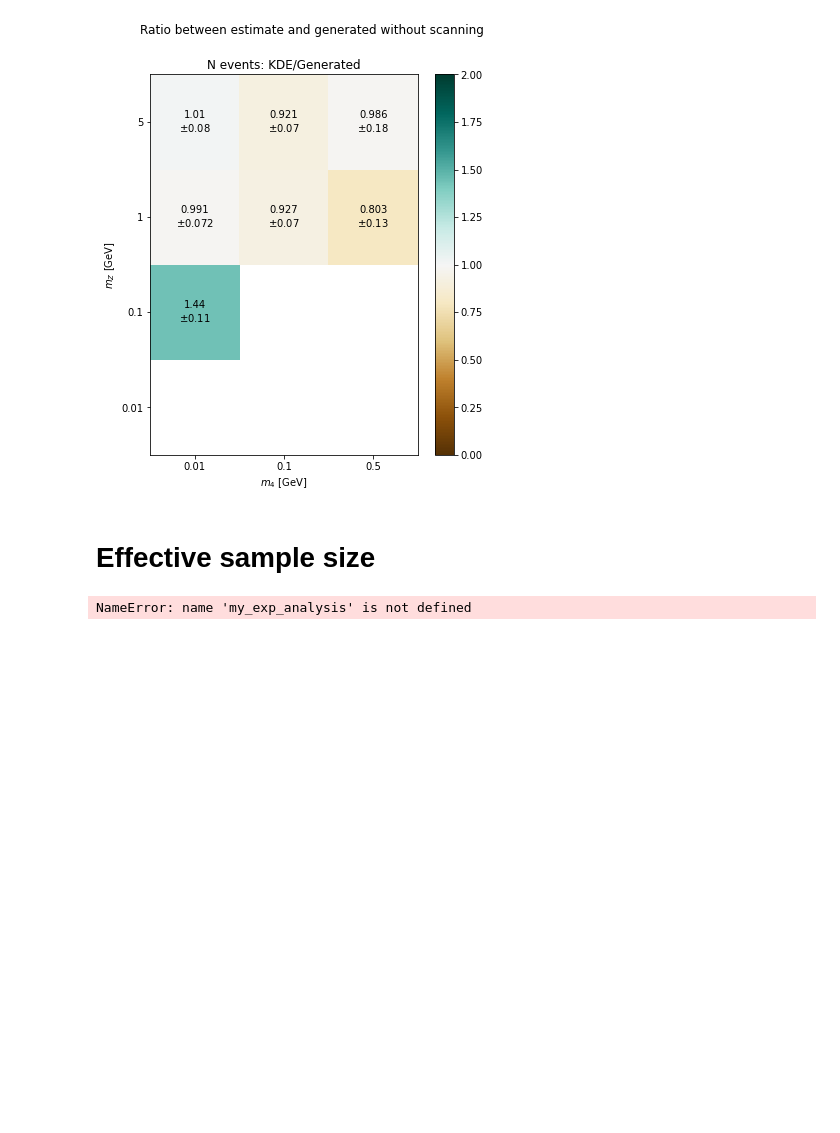
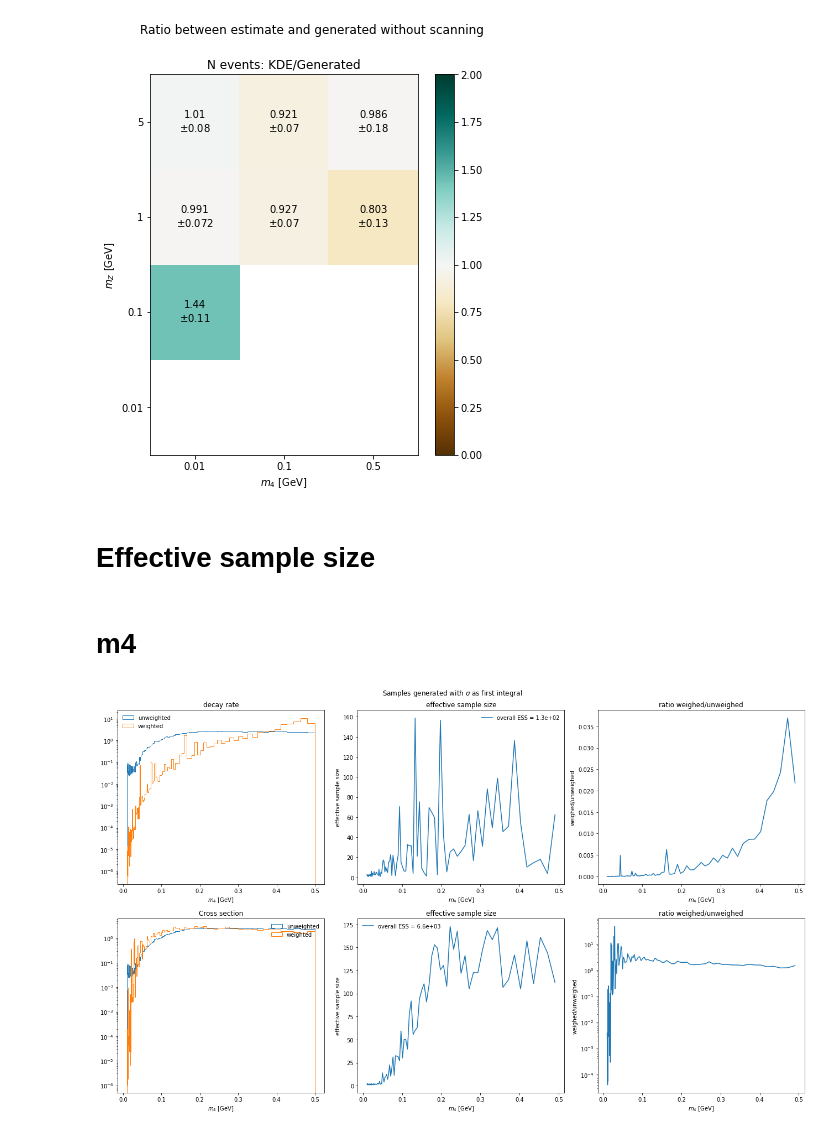
Before and after one commit to mhostert/dark-neutrinos-at-T2K, a Jupyter notebook: exp_analysis/2_comparison_parameters.ipynb, the cells around one changed output. Cells and saved outputs as stored; diff of their text form; code cells hidden in the pictures; blank space fills up the shorter version.

```diff
--- a/exp_analysis/2_comparison_parameters.ipynb
+++ b/exp_analysis/2_comparison_parameters.ipynb
@@ -158,12 +163,12 @@ smoothing_pars = [0.005, 0.05]
 m4_span = physics_parameters[case]['m4_scan']
 mz_span = np.linspace(*physics_parameters[case]['mz_limits'], 18)
 grid_to_eval = np.stack(np.meshgrid(m4_span, mz_span, indexing='ij'), axis=-1)
-m4_values = my_exp_analysis.df_base['m4', '']
-mz_values = my_exp_analysis.df_base['mzprime', '']
+m4_values = my_exp_analysis.df_base['m4']
+mz_values = my_exp_analysis.df_base['mzprime']
 df_values = np.stack([m4_values, mz_values], axis=-1)
 
 this_kde_weights = exp_analysis.kde_Nd_weights(grid_to_eval, df_values, smoothing=smoothing_pars, kernel='epa')
-actual_weight = my_exp_analysis.df_base['actual_weight', ''].values
+actual_weight = my_exp_analysis.df_base['actual_weight'].values
 final_weights = this_kde_weights * actual_weight[:, np.newaxis, np.newaxis]
 n_event_grid = np.sum(final_weights, axis=0)
 n_event_std_grid = np.sqrt(np.sum(final_weights**2, axis=0))
@@ -254,17 +259,32 @@ plt.savefig(save_folder + 'ratio_between_estimates_of_n_events.png', dpi=250)
 [figure]
 # %% [markdown]
 # Effective sample size
+# %%
+from scipy.stats import binned_statistic, binned_statistic_2d
+
+def effective_sample_size(weights):
+    return np.sum(weights)**2/np.sum(np.power(weights, 2))
+
+def ratio_weighted_unweighted(weights):
+    return np.sum(weights)/len(weights)
+# %%
+case = 'light'
+D_or_M = 'dirac'
+save_folder = ('../fig/2_comparison_parameters/' + case + '/')
+!mkdir -p $save_folder
+my_exp_analysis = exp_analysis(case,D_or_M)
+my_exp_analysis.load_df_base(100000)
 # %%
-m4_values = my_exp_analysis.df_base['m4', '']
-mz_values = my_exp_analysis.df_base['mzprime', '']
-weight_decay_values = my_exp_analysis.df_base['weight_decay', '']
-weight_values = my_exp_analysis.df_base['weight', '']
+m4_values = my_exp_analysis.df_base['m4']
+mz_values = my_exp_analysis.df_base['mzprime']
+weight_decay_values = my_exp_analysis.df_base['weight_decay']
+weight_values = my_exp_analysis.df_base['weight']
-# %% [output]
-NameError: name 'my_exp_analysis' is not defined
+# %% [markdown]
+# m4
 # %%
 this_sample = m4_values
 xlabel = r'$m_4$ [GeV]'
-bins = 50
+bins = np.logspace(-2,np.log10(0.5),100)
 
 fig = plt.figure(figsize=[18, 11])
 fig.suptitle(f'Samples generated with $\sigma$ as first integral')
@@ -285,6 +305,7 @@ plt.legend(frameon=False, loc='upper left')
 plt.title('decay rate')
 plt.xlabel(xlabel)
 plt.yscale('log')
+# plt.xscale('log')
 
 plt.subplot(232)
 result = binned_statistic(this_sample, weight_decay_values,
@@ -324,30 +345,34 @@ plt.hist(this_sample,
         bins=bins)
 plt.legend(frameon=False, loc='upper right')
 plt.title('Cross section')
 plt.xlabel(xlabel)
 plt.yscale('log')
+# plt.xscale('log')
 
 plt.subplot(235)
 result = binned_statistic(this_sample, weight_values,
                  statistic=effective_sample_size,
                  bins=bins)
 bin_centers = (result[1][:-1] + result[1][1:])/2
 plt.plot(bin_centers, result[0], label=f'overall ESS = {effective_sample_size(weight_values):.2g}')
 plt.legend(frameon=False)
 plt.xlabel(xlabel)
 plt.ylabel('effective sample size')
 plt.title('effective sample size')
 
 plt.subplot(236)
 result = binned_statistic(this_sample, weight_values,
                  statistic=ratio_weighted_unweighted,
                  bins=bins)
 bin_centers = (result[1][:-1] + result[1][1:])/2
 plt.plot(bin_centers, result[0]*len(weight_values)/weight_values.sum())
 plt.xlabel(xlabel)
 plt.ylabel('weighed/unweighed')
 plt.title('ratio weighed/unweighed')
 plt.yscale('log')
+# plt.xscale('log')
 
 plt.tight_layout()
 plt.savefig(save_folder+'m4_weights.png', dpi=250)
+# %% [output]
+[figure, added]
```
Also changed, not shown: parts of 7 cells of this notebook, 4 other files.
